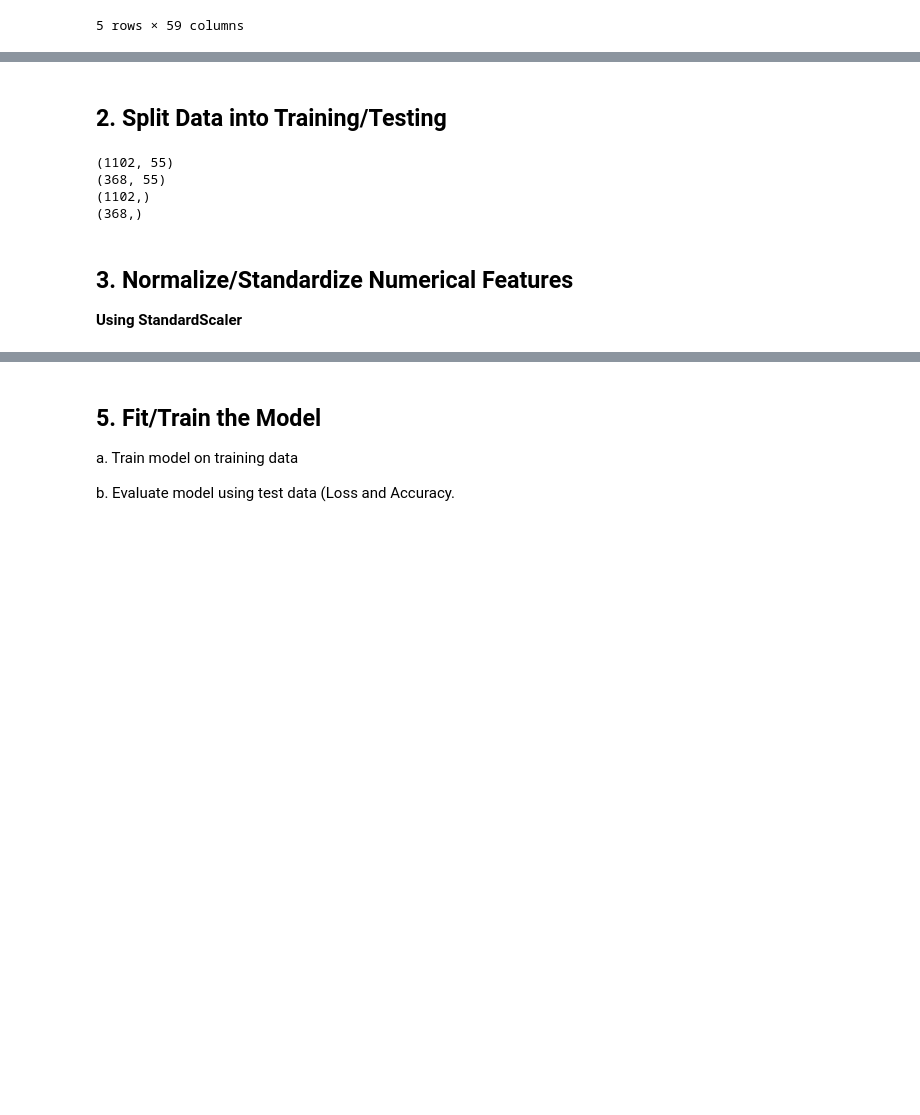
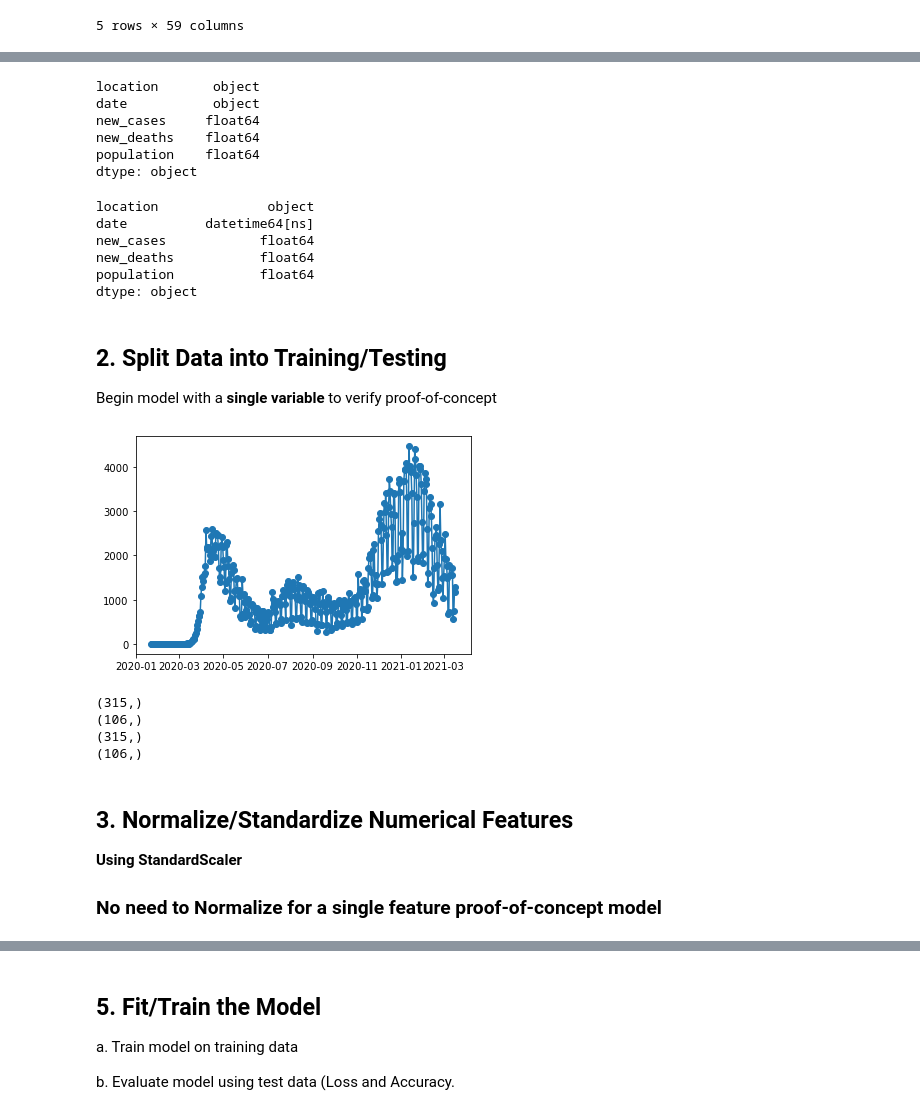
Before and after one commit to luke-c-newell/Final_Project, a Jupyter notebook: Provisional_ML_Model_Week1.ipynb, the cells around one changed output, grey strips where cells are left out. Drawn from its saved outputs; the diff is of its cells as text; code cells hidden in the pictures; blank space fills up the shorter version.

Commit message:
Update of the Provisional Model 3/20/2021 3:28 pm

```diff
--- a/Provisional_ML_Model_Week1.ipynb
+++ b/Provisional_ML_Model_Week1.ipynb
@@ -153,10 +77,71 @@ attrition_df.head()
+# %%
+covid_data_poc_df.dtypes
+# %% [output]
+location       object
+date           object
+new_cases     float64
+new_deaths    float64
+population    float64
+dtype: object
+# %%
+# ***NEED TO PREPROCESS DATE SERIES DATA FOR SUPERVISED LEARNING MODEL****
+
+
+# Convert date column to dtype datetime
+covid_data_poc_df['date'] = pd.to_datetime(covid_data_poc_df['date'])
+
+covid_data_poc_df.dtypes
+
+
+
+# !!!!https://machinelearningmastery.com/deep-learning-for-time-series-forecasting/!!!!!
+
+# Deep learning methods are trained using supervised learning and expect data in the form of samples with inputs and outputs.
+#Time series are long sequences of numbers.
+# ????How to transform a time series into a form suitable for supervised learning????
+
+
+
+# https://machinelearningmastery.com/convert-time-series-supervised-learning-problem-python/
+
+
+
+
+
+
+
+# https://towardsdatascience.com/preprocessing-time-series-data-for-supervised-learning-2e27493f44ae
+
+
+# pd.DataFrame({
+#     "t_2": df.head(11)["energy"].shift(2),
+#     "t_1": df.head(11)["energy"].shift(),
+#     "energy": df.head(11)["energy"]
+# })
+# %% [output]
+location              object
+date          datetime64[ns]
+new_cases            float64
+new_deaths           float64
+population           float64
+dtype: object
 # %% [markdown]
 ## 2. Split Data into Training/Testing
+
+Begin model with a **single variable** to verify proof-of-concept
+# %%
+# Split preprocessed data into feature(s) and target
+X = covid_data_poc_df['date']
+y = covid_data_poc_df['new_deaths']
+
+
+# Plot new-deaths data
+plt.scatter(X, y)
+plt.plot (X, y)
+plt.show()
+# %% [output]
+[figure, added]
 # %%
-# Split our preprocessed data into our features and target arrays
-y = attrition_df["Attrition_Yes"].values
-X = attrition_df.drop(["Attrition_Yes","Attrition_No"],1).values
-
 # Split the preprocessed data into a training and testing dataset
 X_train, X_test, y_train, y_test = train_test_split(X, y, random_state=78)
 
@@ -166,12 +151,14 @@ print(X_test.shape)
 print(y_train.shape)
 print(y_test.shape)
 # %% [output]
-(1102, 55)
-(368, 55)
-(1102,)
-(368,)
+(315,)
+(106,)
+(315,)
+(106,)
 # %% [markdown]
 ## 3. Normalize/Standardize Numerical Features
 
 **Using StandardScaler**
+
+### No need to Normalize for a single feature proof-of-concept model
 # %%
```
Also changed, not shown: parts of 19 cells of this notebook.
